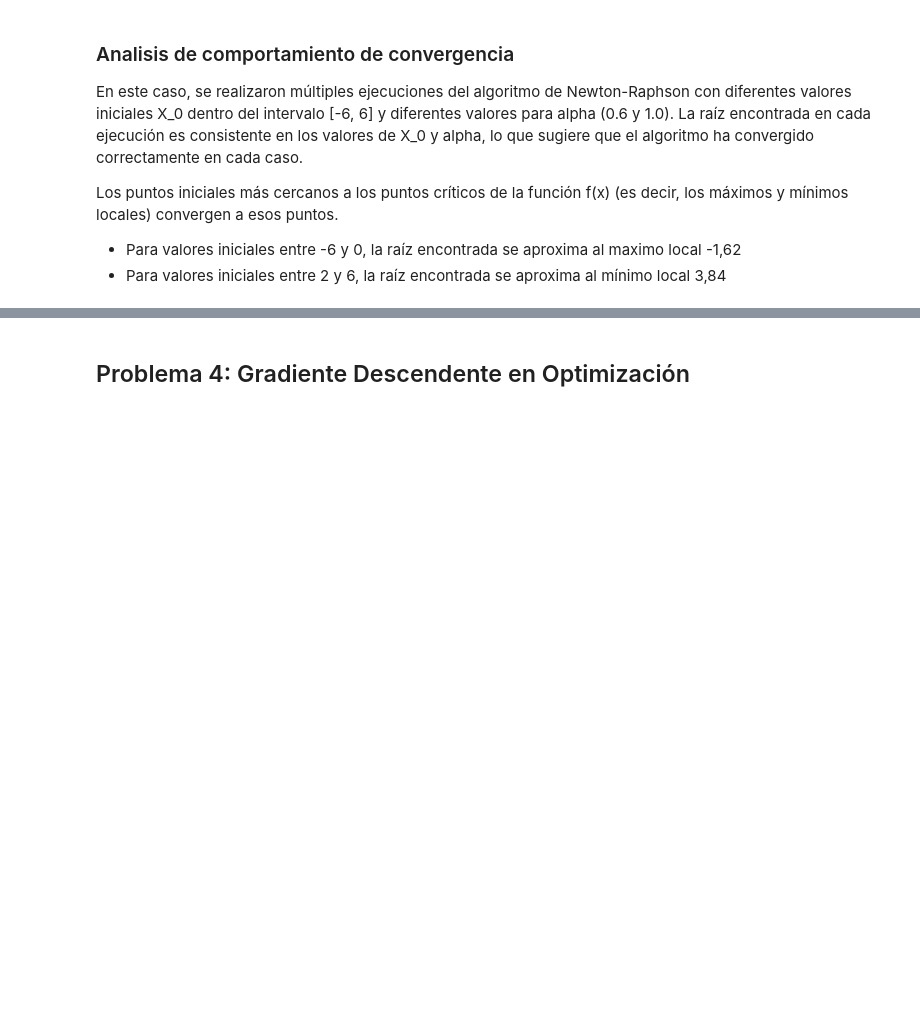
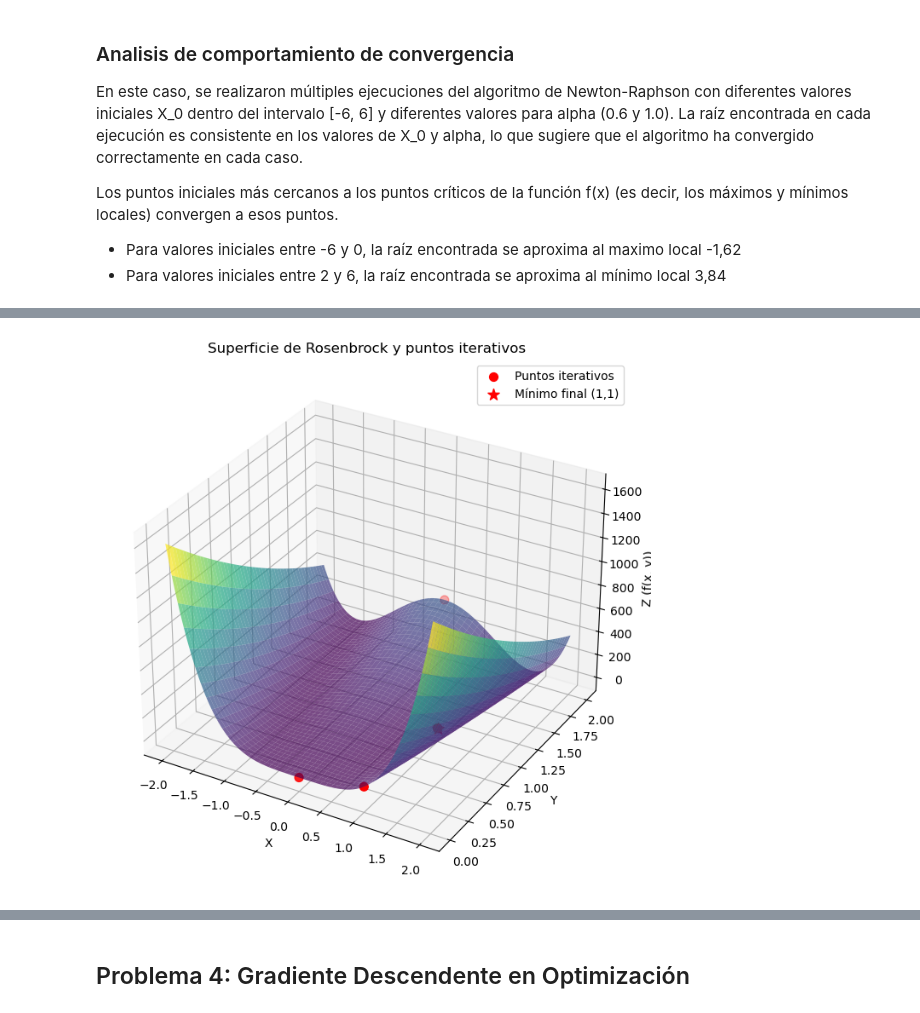
Before and after one commit to SamuelHernandez5/MOS-Actividades, a Jupyter notebook: Labs/Lab3/lab3.ipynb, the cells around one changed output, grey strips where cells are left out. Cells and saved outputs as stored; diff of their text form; code cells hidden in the pictures; blank space fills up the shorter version.

```diff
--- a/Labs/Lab3/lab3.ipynb
+++ b/Labs/Lab3/lab3.ipynb
@@ -205,0 +272,88 @@ El punto es un mínimo local.
+# %%
+from mpl_toolkits.mplot3d import Axes3D
+
+# Función de Rosenbrock
+def f(x, y):
+    return (x - 1)**2 + 100 * (y - x**2)**2
+
+# Gradiente de la función de Rosenbrock
+def grad_f(x, y):
+    df_dx = 2*(x - 1) - 400*x*(y - x**2)
+    df_dy = 200*(y - x**2)
+    return np.array([df_dx, df_dy])
+
+# Matriz Hessiana de la función de Rosenbrock
+def hessian_f(x, y):
+    d2f_dx2 = 2 - 400*(y - x**2) + 800*x**2
+    d2f_dxdy = -400*x
+    d2f_dydx = -400*x
+    d2f_dy2 = 200
+    return np.array([[d2f_dx2, d2f_dxdy], [d2f_dydx, d2f_dy2]])
+
+# Método de Newton-Raphson para funciones bidimensionales
+def newton_raphson_2d(grad_f, hessian_f, x0, y0, tol=1e-6, max_iter=100):
+    x, y = x0, y0
+    points = [(x, y)]  # Para almacenar los puntos iterativos
+    for _ in range(max_iter):
+        grad = grad_f(x, y)
+        H = hessian_f(x, y)
+
+        # Resolver el sistema H * delta = grad
+        delta = np.linalg.solve(H, grad)
+
+        # Actualización de x, y
+        x, y = np.array([x, y]) - delta
+        points.append((x, y))
+
+        # Condición de parada
+        if np.linalg.norm(grad) < tol:
+            break
+    return np.array(points)
+
+# Graficar la superficie y los puntos iterativos
+def plot_surface_and_iterations():
+    # Rango de x, y para la superficie
+    x_vals = np.linspace(-2, 2, 400)
+    y_vals = np.linspace(0, 2, 400)
+    X, Y = np.meshgrid(x_vals, y_vals)
+    Z = f(X, Y)
+
+    # Graficar la superficie 3D
+    fig = plt.figure(figsize=(10, 8))
+    ax = fig.add_subplot(111, projection='3d')
+    ax.plot_surface(X, Y, Z, cmap='viridis', alpha=0.7)
+
+    # Inicialización del punto (x0, y0) = (0, 10)
+    x0, y0 = 0, 10
+    points = newton_raphson_2d(grad_f, hessian_f, x0, y0)
+
+    # Extraer las coordenadas x, y de los puntos
+    x_iter = points[:, 0]
+    y_iter = points[:, 1]
+    z_iter = f(x_iter, y_iter)
+
+    # Verificar que los puntos iterativos están dentro de un rango razonable
+    x_iter = np.clip(x_iter, -2, 2)
+    y_iter = np.clip(y_iter, 0, 2)
+    z_iter = f(x_iter, y_iter)
+
+    # Graficar los puntos iterativos
+    ax.scatter(x_iter, y_iter, z_iter, color='r', label='Puntos iterativos', s=50)
+
+    # Destacar el mínimo final
+    ax.scatter(1, 1, f(1, 1), color='r', label='Mínimo final (1,1)', s=100, marker='*')
+
+    # Etiquetas
+    ax.set_xlabel('X')
+    ax.set_ylabel('Y')
+    ax.set_zlabel('Z (f(x, y))')
+    ax.set_title('Superficie de Rosenbrock y puntos iterativos')
+    ax.legend()
+
+    # Mostrar el gráfico
+    plt.show()
+
+# Llamar a la función de graficado
+plot_surface_and_iterations()
+# %% [output]
+[figure, added]
```
Also changed, not shown: parts of 10 cells of this notebook.
